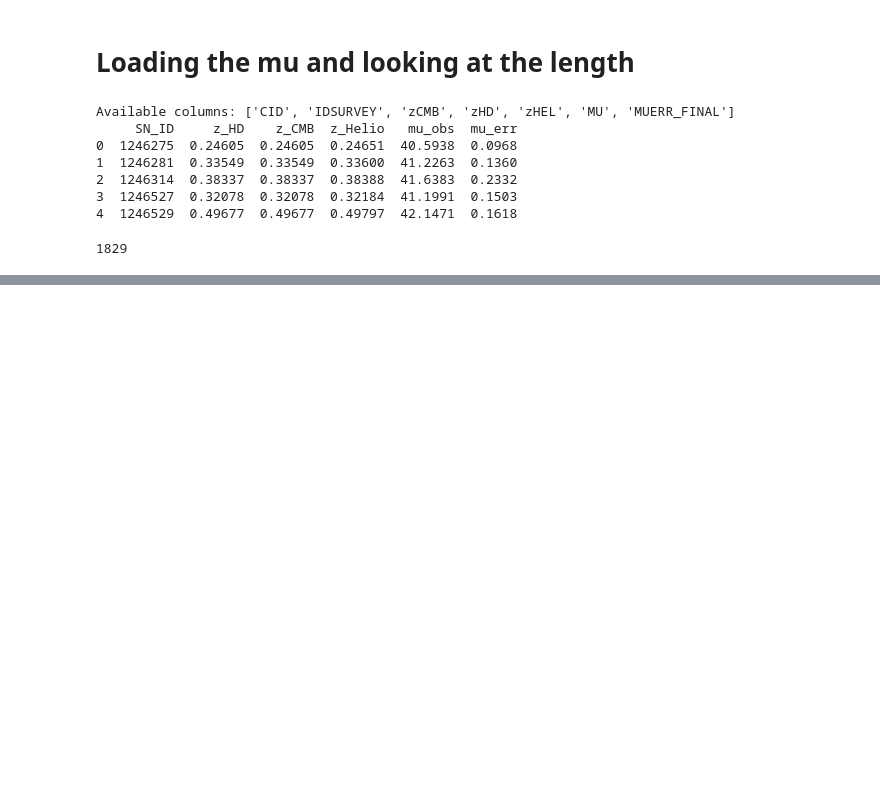
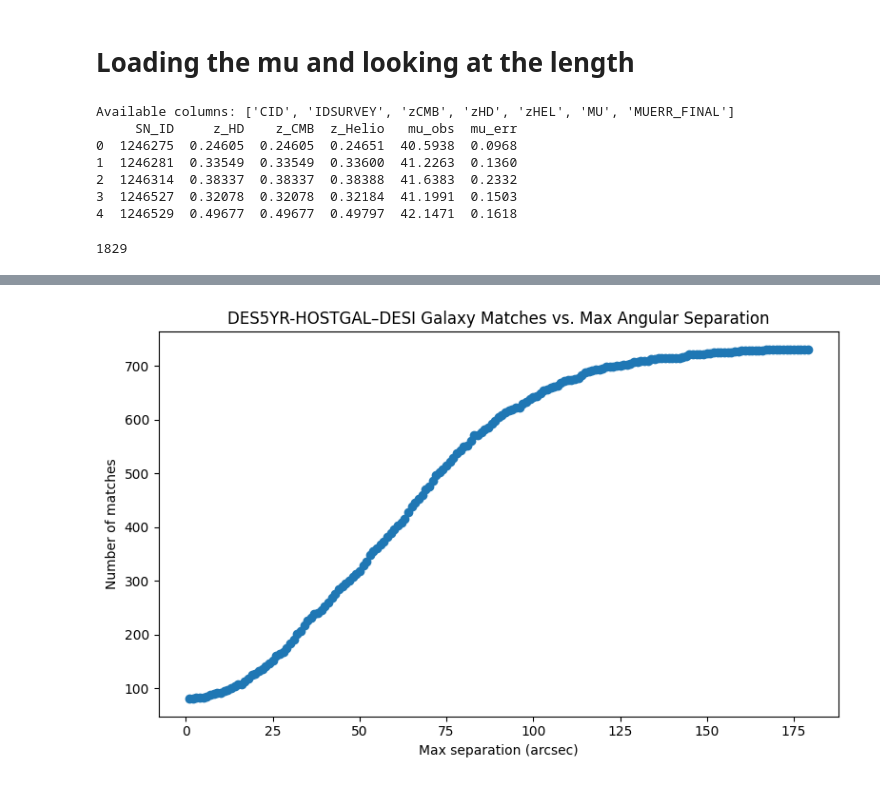
Before and after one commit to chernya4/first_paper, a Jupyter notebook: DES5YR_DESI_explore.ipynb, the cells around one changed output, grey strips where cells are left out. Cells and saved outputs as stored; diff of their text form; code cells hidden in the pictures; blank space fills up the shorter version.

Commit message:
Updated a Deliverable File to see how many matches we got

```diff
--- a/DES5YR_DESI_explore.ipynb
+++ b/DES5YR_DESI_explore.ipynb
@@ -172,0 +209,18 @@ hello
+# %%
+from astropy.io import fits
+from collections import Counter
+
+# Path to the FITS file
+fits_path = "/global/cfs/cdirs/desi/public/dr1/vac/dr1/fastspecfit/iron/v2.1/catalogs/fastspec-iron-main-bright.fits"
+
+# Open the file and read METADATA
+with fits.open(fits_path) as hdul:
+    metadata = hdul["METADATA"].data
+    spectypes = metadata["SPECTYPE"]
+
+    # Count each unique type
+    counts = Counter(spectypes)
+
+# Print results
+for stype, count in counts.items():
+    print(f"{stype}: {count}")
@@ -172,0 +354,68 @@ hello
+# %%
+import time
+import pandas as pd
+from astropy.io import fits
+from astropy.coordinates import SkyCoord
+import astropy.units as u
+from astropy.table import Table
+import matplotlib.pyplot as plt
+
+start = time.time()
+
+# Load DES 5YR CSV
+des_sn_hostgal = pd.read_csv("DES-SN5YR-1.2/4_DISTANCES_COVMAT/DES-SN5YR_HD+MetaData.csv")
+
+# Filter out invalid coordinates
+valid_mask = (
+    (des_sn_hostgal["HOST_DEC"] > -90) & (des_sn_hostgal["HOST_DEC"] < 90) &
+    (des_sn_hostgal["HOST_RA"] >= 0) & (des_sn_hostgal["HOST_RA"] < 360)
+)
+
+des_sn_valid = des_sn_hostgal[valid_mask]
+
+
+
+# Create SkyCoord objects
+sn_coords = SkyCoord(ra=des_sn_valid["HOST_RA"].values * u.deg,
+                     dec=des_sn_valid["HOST_DEC"].values * u.deg)
+
+# Load DESI galaxy data
+with fits.open("DES5YR_DESI_match_data/desi_galaxy_metadata.fits") as hdul:
+    desi_data = Table(hdul[1].data)
+    desi_coords = SkyCoord(ra=desi_data["RA"] * u.deg,
+                           dec=desi_data["DEC"] * u.deg)
+
+# Match SN hosts to nearest DESI galaxy
+idx, sep2d, _ = sn_coords.match_to_catalog_sky(desi_coords)
+
+# Loop through thresholds and count matches
+arcsec_range = range(1, 180)
+
+match_counts = []
+# Loop through each maximum angular separation threshold (in arcseconds)
+for arcsec in arcsec_range:
+    # Define the current maximum separation as an astropy quantity
+    max_sep = arcsec * u.arcsec
+
+    # Create a boolean mask: True for SNe matched within this max separation
+    mask = sep2d < max_sep
+
+    # Count how many True values (i.e., how many matches)
+    num_matches = mask.sum()
+
+    # Store the count for this threshold
+    match_counts.append(num_matches)
+
+# Plot
+plt.figure(figsize=(8, 5))
+plt.plot(arcsec_range, match_counts, marker='o')
+plt.title("DES5YR-HOSTGAL–DESI Galaxy Matches vs. Max Angular Separation")
+plt.xlabel("Max separation (arcsec)")
+plt.ylabel("Number of matches")
+plt.tight_layout()
+plt.show()
+
+end = time.time()
+print(f"\n⏱️ Runtime: {end - start:.2f} seconds")
+# %% [output]
+[figure, added]
```
Also changed, not shown: parts of 30 cells of this notebook, 2 other files.
